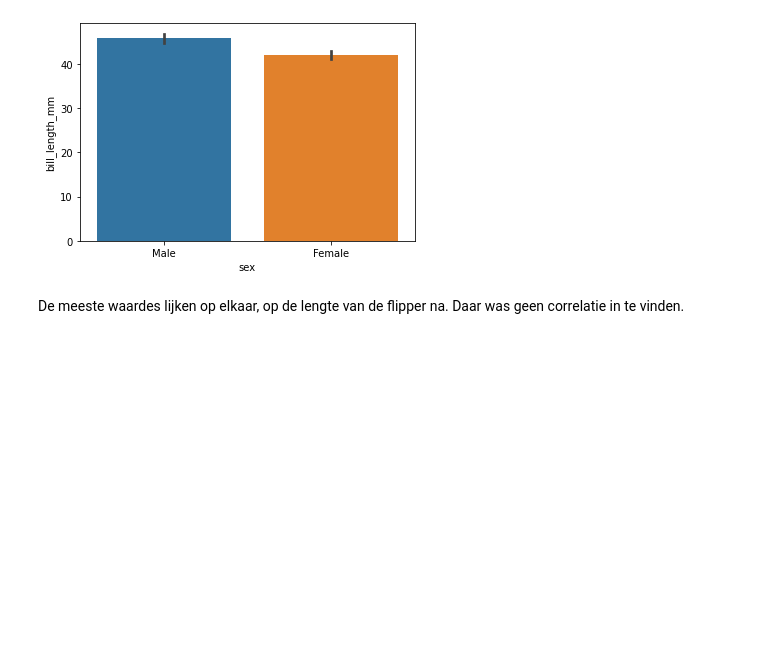
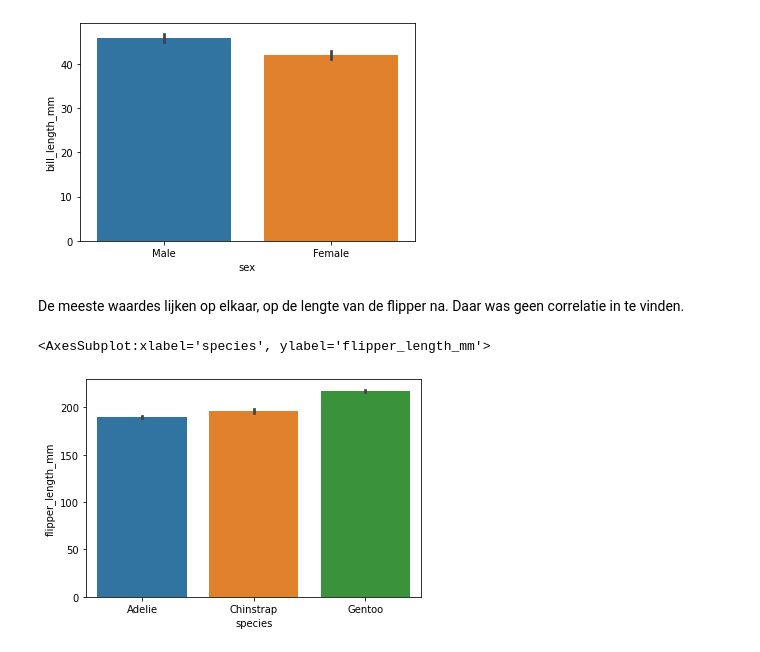
Before and after one commit to TsDiren22/Datascience, a Jupyter notebook: Portfolio_Assignment_11.ipynb, the cells around one changed output. Cells and saved outputs as stored; diff of their text form; code cells hidden in the pictures; blank space fills up the shorter version.

```diff
--- a/Portfolio_Assignment_11.ipynb
+++ b/Portfolio_Assignment_11.ipynb
@@ -56,3 +56,8 @@ sns.barplot(ci=99, y="bill_length_mm", x="sex", data=penguins)
 [figure]
 # %% [markdown]
 De meeste waardes lijken op elkaar, op de lengte van de flipper na. Daar was geen correlatie in te vinden.
+# %%
+sns.barplot(ci=99, y="flipper_length_mm", x="species", data=penguins)
+# %% [output]
+<AxesSubplot:xlabel='species', ylabel='flipper_length_mm'>
+[figure, added]
```
Also changed, not shown: 8 other files.
